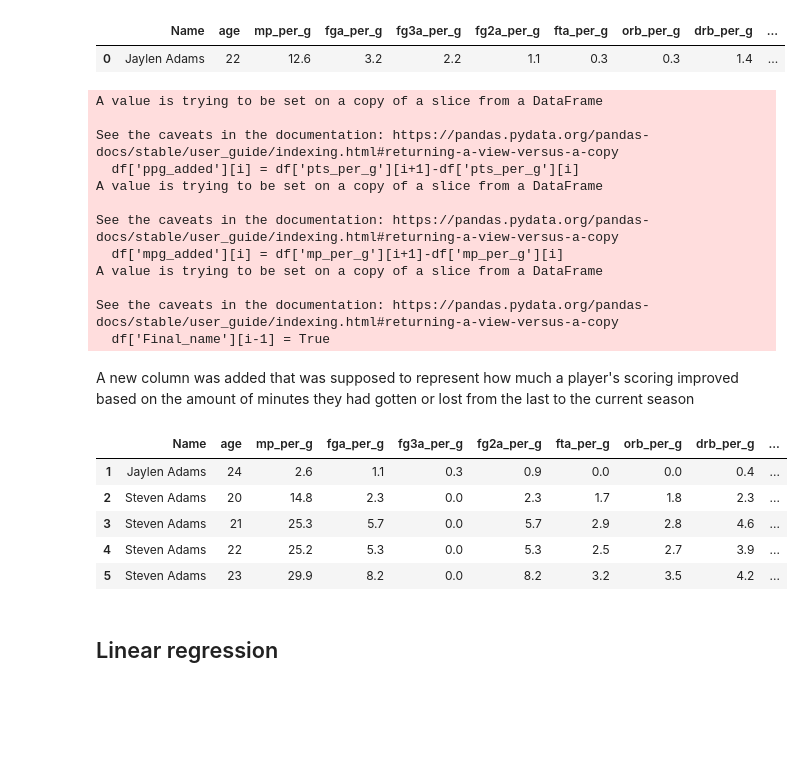
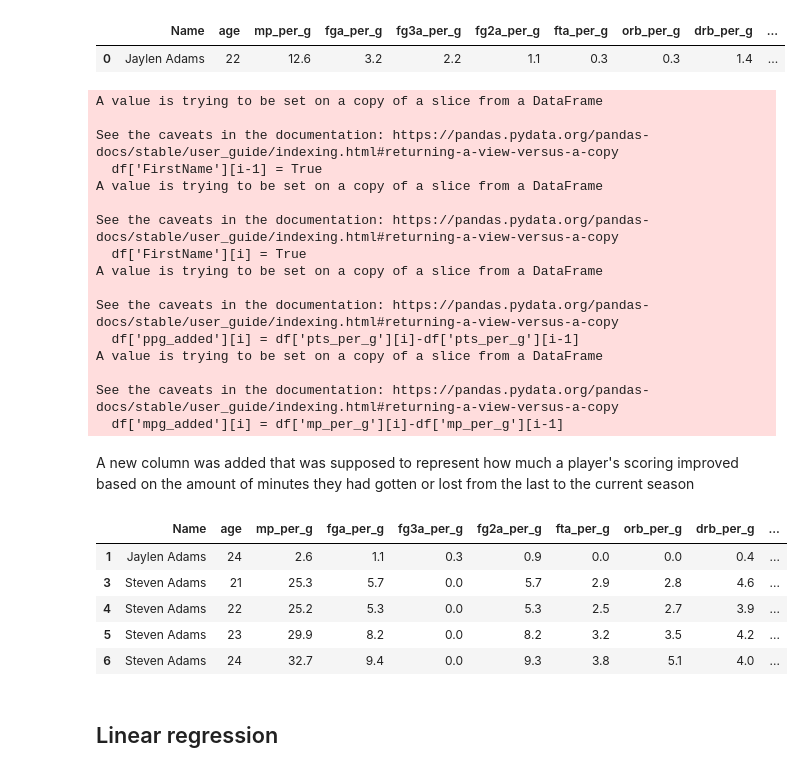
Before and after one commit to kunal-kapur/PlayerRegression-, a Jupyter notebook: Player Analysis.ipynb, the cells around one changed output. Drawn from its saved outputs; the diff is of its cells as text; code cells hidden in the pictures; blank space fills up the shorter version.

```diff
--- a/Player Analysis.ipynb
+++ b/Player Analysis.ipynb
@@ -146,39 +150,45 @@ df.head(1)
 # %%
 df['ppg_added']= 0
 df['mpg_added']= 0
-df['Final_name'] = False
-indexToDelete = 0
-for i in range(0,len(df)-1):
-    if (df.iloc[i+1,0]==df.iloc[i,0]):
-        df['ppg_added'][i] = df['pts_per_g'][i+1]-df['pts_per_g'][i]
-        df['mpg_added'][i] = df['mp_per_g'][i+1]-df['mp_per_g'][i]
+df['FirstName'] = False
+indexToDelete = []
+for i in range(1,len(df)-1):
+    if(i -1 == 0):
+        df['FirstName'][i-1] = True
+    elif (df.iloc[i,0]==df.iloc[i-1,0]):
+        df['ppg_added'][i] = df['pts_per_g'][i]-df['pts_per_g'][i-1]
+        df['mpg_added'][i] = df['mp_per_g'][i]-df['mp_per_g'][i-1]
     else:
-        df['Final_name'][i-1] = True
+        df['FirstName'][i] = True
 # %% [output]
 A value is trying to be set on a copy of a slice from a DataFrame
 
 See the caveats in the documentation: https://pandas.pydata.org/pandas-docs/stable/user_guide/indexing.html#returning-a-view-versus-a-copy
-  df['ppg_added'][i] = df['pts_per_g'][i+1]-df['pts_per_g'][i]
+  df['FirstName'][i-1] = True
 A value is trying to be set on a copy of a slice from a DataFrame
 
 See the caveats in the documentation: https://pandas.pydata.org/pandas-docs/stable/user_guide/indexing.html#returning-a-view-versus-a-copy
-  df['mpg_added'][i] = df['mp_per_g'][i+1]-df['mp_per_g'][i]
+  df['FirstName'][i] = True
 A value is trying to be set on a copy of a slice from a DataFrame
 
 See the caveats in the documentation: https://pandas.pydata.org/pandas-docs/stable/user_guide/indexing.html#returning-a-view-versus-a-copy
-  df['Final_name'][i-1] = True
+  df['ppg_added'][i] = df['pts_per_g'][i]-df['pts_per_g'][i-1]
+A value is trying to be set on a copy of a slice from a DataFrame
+
+See the caveats in the documentation: https://pandas.pydata.org/pandas-docs/stable/user_guide/indexing.html#returning-a-view-versus-a-copy
+  df['mpg_added'][i] = df['mp_per_g'][i]-df['mp_per_g'][i-1]
 # %% [markdown]
 A new column was added that was supposed to represent how much a player's scoring improved based on the amount of minutes they had gotten or lost from the last to the current season
 # %%
-df.drop(df[df['Final_name'] == True].index, inplace = True)
-df = df.drop(columns='Final_name')
+df.drop(df[df['FirstName'] == True].index, inplace = True)
+df = df.drop(['FirstName'],axis=1)
 df.head()
 # %% [output]
 |  | Name | age | mp_per_g | fga_per_g | fg3a_per_g | fg2a_per_g | fta_per_g | orb_per_g | drb_per_g | ... |
 | 1 | Jaylen Adams | 24 | 2.6 | 1.1 | 0.3 | 0.9 | 0.0 | 0.0 | 0.4 | ... |
-| 2 | Steven Adams | 20 | 14.8 | 2.3 | 0.0 | 2.3 | 1.7 | 1.8 | 2.3 | ... |
 | 3 | Steven Adams | 21 | 25.3 | 5.7 | 0.0 | 5.7 | 2.9 | 2.8 | 4.6 | ... |
 | 4 | Steven Adams | 22 | 25.2 | 5.3 | 0.0 | 5.3 | 2.5 | 2.7 | 3.9 | ... |
 | 5 | Steven Adams | 23 | 29.9 | 8.2 | 0.0 | 8.2 | 3.2 | 3.5 | 4.2 | ... |
+| 6 | Steven Adams | 24 | 32.7 | 9.4 | 0.0 | 9.3 | 3.8 | 5.1 | 4.0 | ... |
 # %% [markdown]
 ## Linear regression
```
Also changed, not shown: parts of 34 cells of this notebook.
